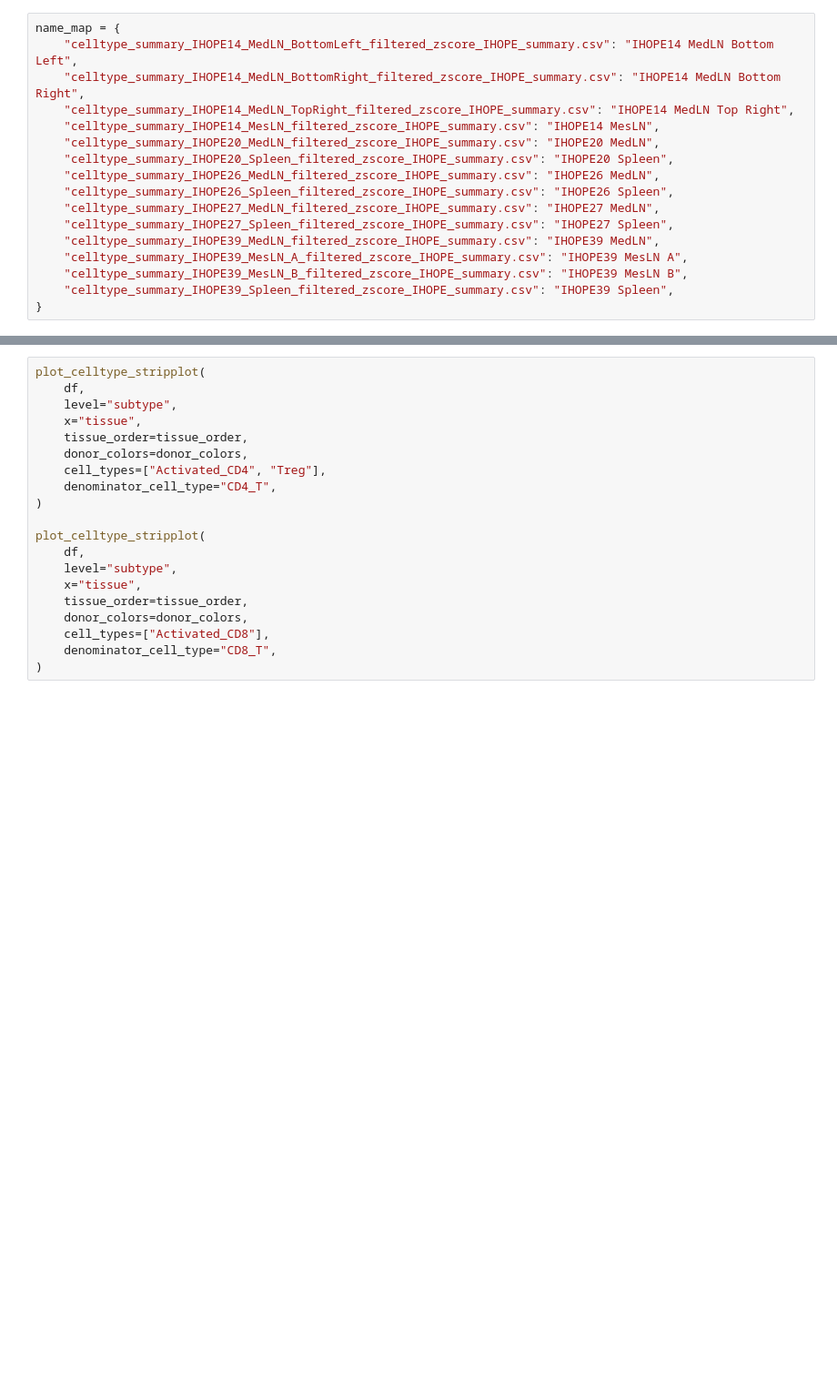
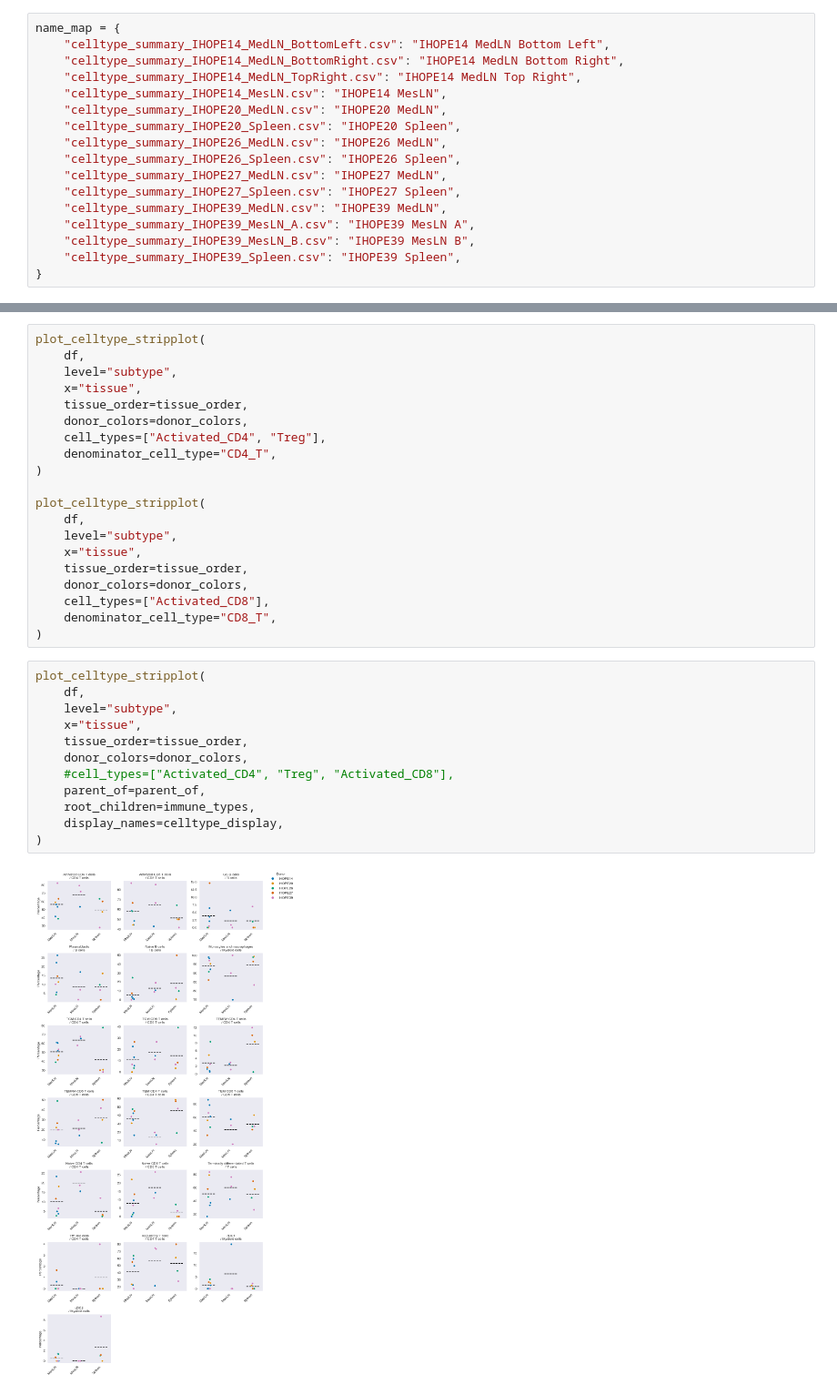
Before and after one commit to EmmyRamsesBerg/IHOPE_SpatialProteomics, a Jupyter notebook: notebooks/Sample_comparison_IHOPE.ipynb, the cells around one changed output, grey strips where cells are left out. Shown at 91% size. Drawn from its saved outputs; the diff is of its cells as text; blank space fills up the shorter version.

Commit message:
New spatial plotting and minor fixes

```diff
--- a/notebooks/Sample_comparison_IHOPE.ipynb
+++ b/notebooks/Sample_comparison_IHOPE.ipynb
@@ -36,20 +36,20 @@ for f in files:
 print("}")
 # %%
 name_map = {
-    "celltype_summary_IHOPE14_MedLN_BottomLeft_filtered_zscore_IHOPE_summary.csv": "IHOPE14 MedLN Bottom Left",
-    "celltype_summary_IHOPE14_MedLN_BottomRight_filtered_zscore_IHOPE_summary.csv": "IHOPE14 MedLN Bottom Right",
-    "celltype_summary_IHOPE14_MedLN_TopRight_filtered_zscore_IHOPE_summary.csv": "IHOPE14 MedLN Top Right",
-    "celltype_summary_IHOPE14_MesLN_filtered_zscore_IHOPE_summary.csv": "IHOPE14 MesLN",
-    "celltype_summary_IHOPE20_MedLN_filtered_zscore_IHOPE_summary.csv": "IHOPE20 MedLN",
-    "celltype_summary_IHOPE20_Spleen_filtered_zscore_IHOPE_summary.csv": "IHOPE20 Spleen",
-    "celltype_summary_IHOPE26_MedLN_filtered_zscore_IHOPE_summary.csv": "IHOPE26 MedLN",
-    "celltype_summary_IHOPE26_Spleen_filtered_zscore_IHOPE_summary.csv": "IHOPE26 Spleen",
-    "celltype_summary_IHOPE27_MedLN_filtered_zscore_IHOPE_summary.csv": "IHOPE27 MedLN",
-    "celltype_summary_IHOPE27_Spleen_filtered_zscore_IHOPE_summary.csv": "IHOPE27 Spleen",
-    "celltype_summary_IHOPE39_MedLN_filtered_zscore_IHOPE_summary.csv": "IHOPE39 MedLN",
-    "celltype_summary_IHOPE39_MesLN_A_filtered_zscore_IHOPE_summary.csv": "IHOPE39 MesLN A",
-    "celltype_summary_IHOPE39_MesLN_B_filtered_zscore_IHOPE_summary.csv": "IHOPE39 MesLN B",
-    "celltype_summary_IHOPE39_Spleen_filtered_zscore_IHOPE_summary.csv": "IHOPE39 Spleen",
+    "celltype_summary_IHOPE14_MedLN_BottomLeft.csv": "IHOPE14 MedLN Bottom Left",
+    "celltype_summary_IHOPE14_MedLN_BottomRight.csv": "IHOPE14 MedLN Bottom Right",
+    "celltype_summary_IHOPE14_MedLN_TopRight.csv": "IHOPE14 MedLN Top Right",
+    "celltype_summary_IHOPE14_MesLN.csv": "IHOPE14 MesLN",
+    "celltype_summary_IHOPE20_MedLN.csv": "IHOPE20 MedLN",
+    "celltype_summary_IHOPE20_Spleen.csv": "IHOPE20 Spleen",
+    "celltype_summary_IHOPE26_MedLN.csv": "IHOPE26 MedLN",
+    "celltype_summary_IHOPE26_Spleen.csv": "IHOPE26 Spleen",
+    "celltype_summary_IHOPE27_MedLN.csv": "IHOPE27 MedLN",
+    "celltype_summary_IHOPE27_Spleen.csv": "IHOPE27 Spleen",
+    "celltype_summary_IHOPE39_MedLN.csv": "IHOPE39 MedLN",
+    "celltype_summary_IHOPE39_MesLN_A.csv": "IHOPE39 MesLN A",
+    "celltype_summary_IHOPE39_MesLN_B.csv": "IHOPE39 MesLN B",
+    "celltype_summary_IHOPE39_Spleen.csv": "IHOPE39 Spleen",
 }
 # %%
 file_map = {
@@ -792,3 +739,17 @@ plot_celltype_stripplot(
     cell_types=["Activated_CD8"],
     denominator_cell_type="CD8_T",
 )
+# %%
+plot_celltype_stripplot(
+    df,
+    level="subtype",
+    x="tissue",
+    tissue_order=tissue_order,
+    donor_colors=donor_colors,
+    #cell_types=["Activated_CD4", "Treg", "Activated_CD8"],
+    parent_of=parent_of,
+    root_children=immune_types,
+    display_names=celltype_display,
+)
+# %% [output]
+[figure, added]
```
Also changed, not shown: parts of 12 cells of this notebook, 4 other files.
